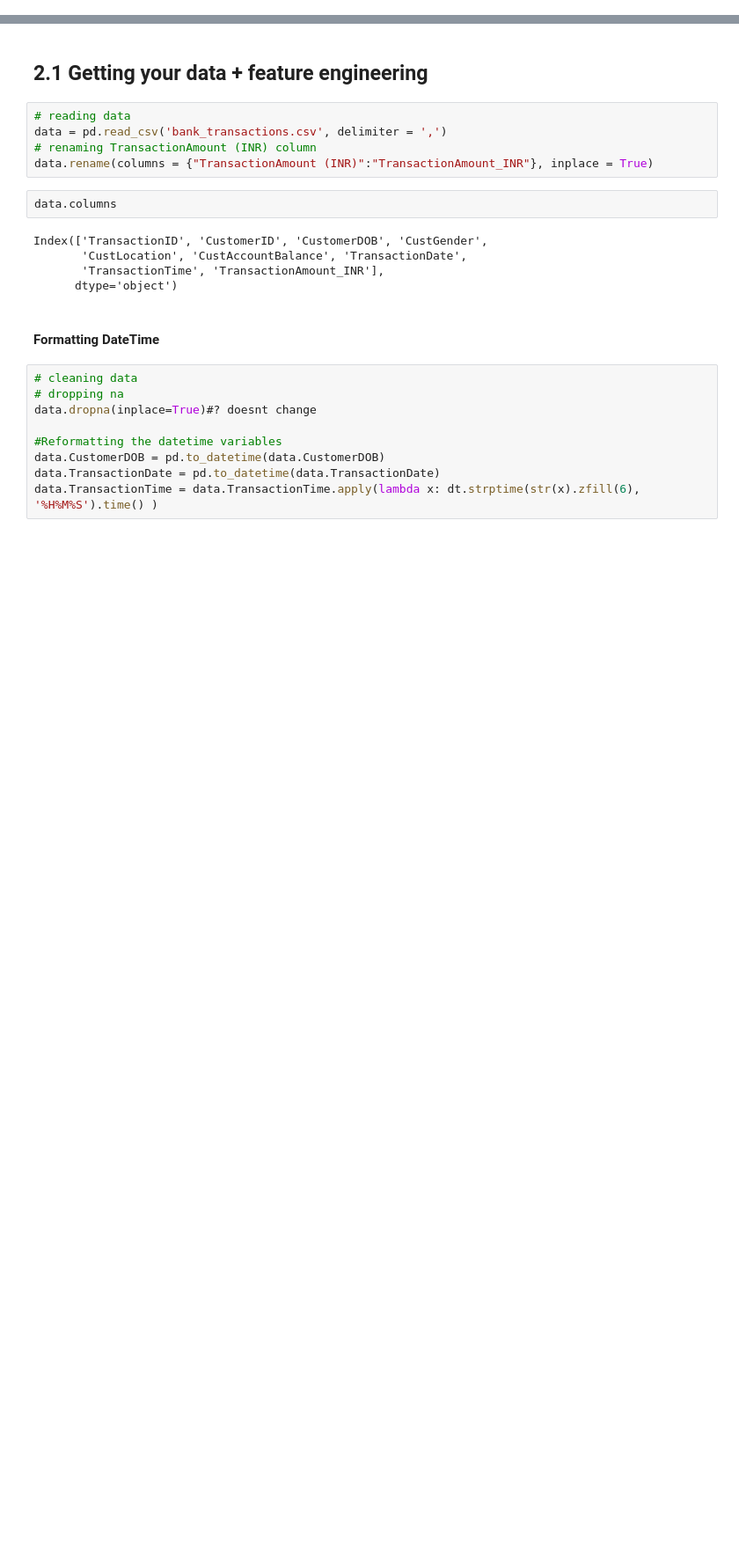
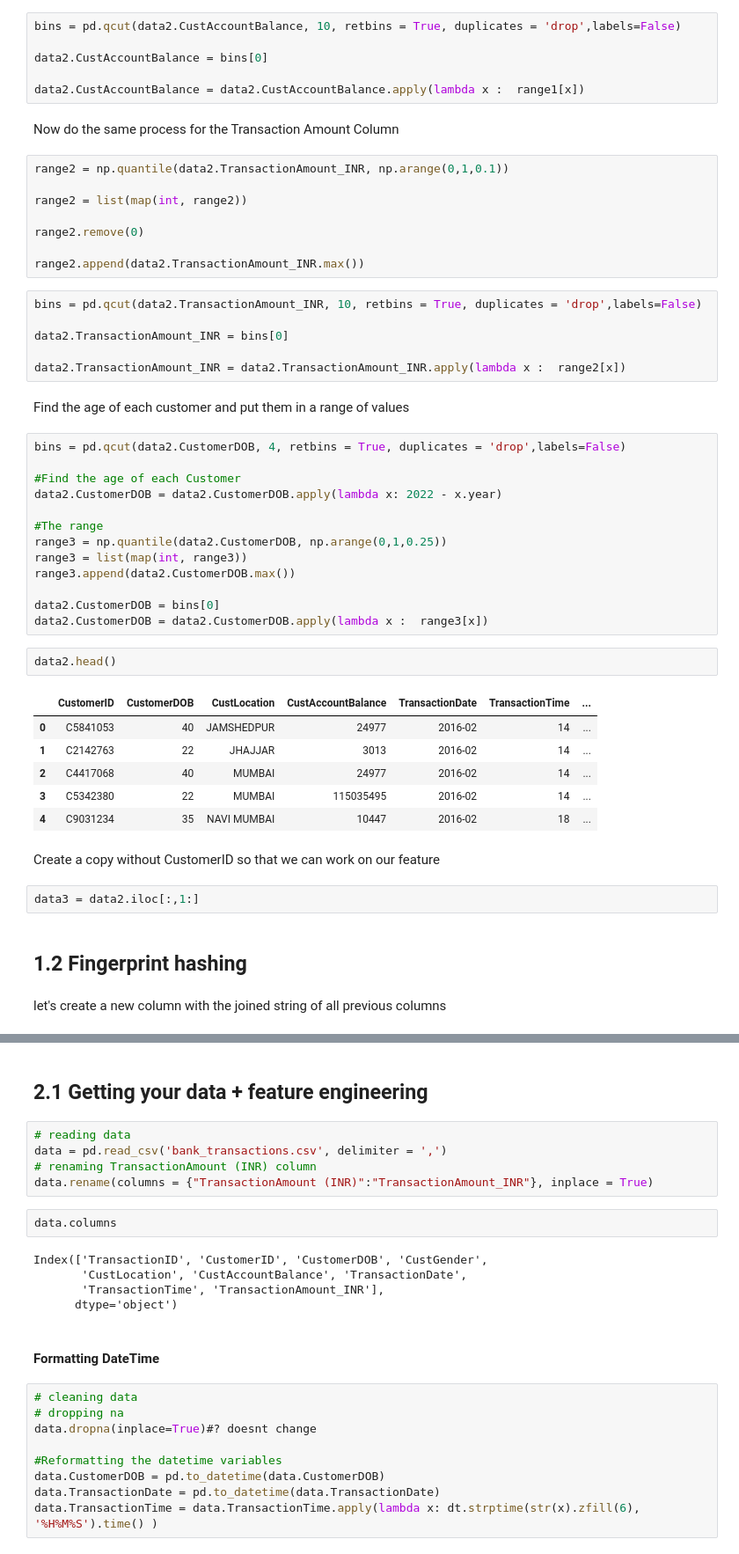
Before and after one commit to MRampo/ADM-HW4, a Jupyter notebook: premain.ipynb, the cells around one changed output, grey strips where cells are left out. Shown at 88% size. Saved outputs shown, nothing was run; the diff lists cells and outputs as text; blank space fills up the shorter version.

Commit message:
Clean Repository
Cleaned the repository, joined the files

```diff
--- a/premain.ipynb
+++ b/premain.ipynb
@@ -9,0 +120,54 @@ import matplotlib.pyplot as plt
+# %%
+bins = pd.qcut(data2.CustAccountBalance, 10, retbins = True, duplicates = 'drop',labels=False)
+
+data2.CustAccountBalance = bins[0]
+
+data2.CustAccountBalance = data2.CustAccountBalance.apply(lambda x :  range1[x])
+# %% [markdown]
+Now do the same process for the Transaction Amount Column
+# %%
+range2 = np.quantile(data2.TransactionAmount_INR, np.arange(0,1,0.1))
+
+range2 = list(map(int, range2))
+
+range2.remove(0)
+
+range2.append(data2.TransactionAmount_INR.max())
+# %%
+bins = pd.qcut(data2.TransactionAmount_INR, 10, retbins = True, duplicates = 'drop',labels=False)
+
+data2.TransactionAmount_INR = bins[0]
+
+data2.TransactionAmount_INR = data2.TransactionAmount_INR.apply(lambda x :  range2[x])
+# %% [markdown]
+Find the age of each customer and put them in a range of values
+# %%
+bins = pd.qcut(data2.CustomerDOB, 4, retbins = True, duplicates = 'drop',labels=False)
+
+#Find the age of each Customer
+data2.CustomerDOB = data2.CustomerDOB.apply(lambda x: 2022 - x.year)
+
+#The range
+range3 = np.quantile(data2.CustomerDOB, np.arange(0,1,0.25))
+range3 = list(map(int, range3))
+range3.append(data2.CustomerDOB.max())
+
+data2.CustomerDOB = bins[0]
+data2.CustomerDOB = data2.CustomerDOB.apply(lambda x :  range3[x])
+# %%
+data2.head()
+# %% [output]
+|  | CustomerID | CustomerDOB | CustLocation | CustAccountBalance | TransactionDate | TransactionTime | ... |
+| 0 | C5841053 | 40 | JAMSHEDPUR | 24977 | 2016-02 | 14 | ... |
+| 1 | C2142763 | 22 | JHAJJAR | 3013 | 2016-02 | 14 | ... |
+| 2 | C4417068 | 40 | MUMBAI | 24977 | 2016-02 | 14 | ... |
+| 3 | C5342380 | 22 | MUMBAI | 115035495 | 2016-02 | 14 | ... |
+| 4 | C9031234 | 35 | NAVI MUMBAI | 10447 | 2016-02 | 18 | ... |
+# %% [markdown]
+Create a copy without CustomerID so that we can work on our feature
+# %%
+data3 = data2.iloc[:,1:]
+# %% [markdown]
+## 1.2 Fingerprint hashing
+# %% [markdown]
+let's create a new column with the joined string of all previous columns
```
Also changed, not shown: parts of 82 cells of this notebook, 5 other files.
